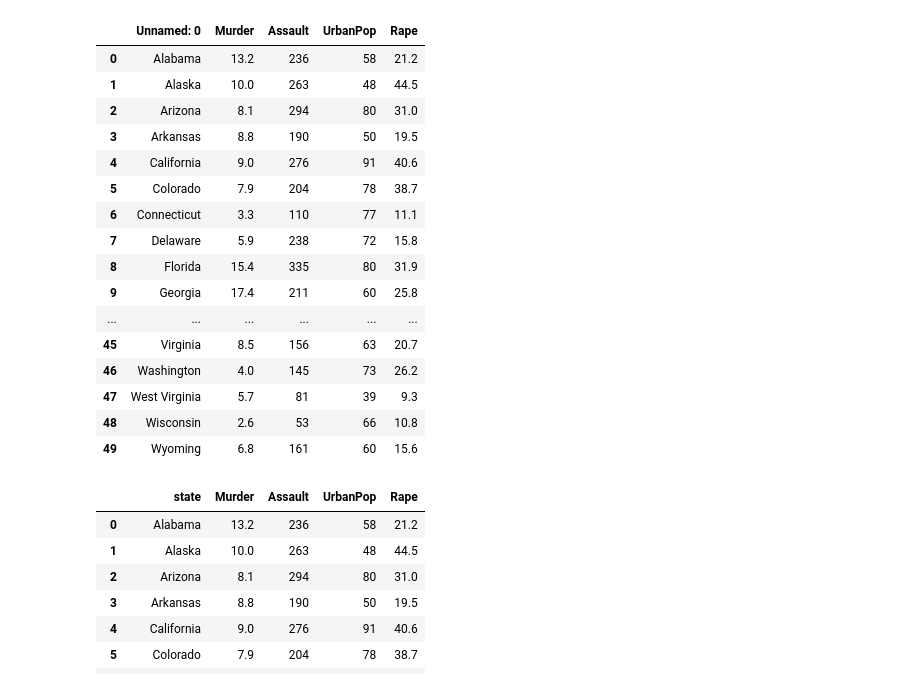
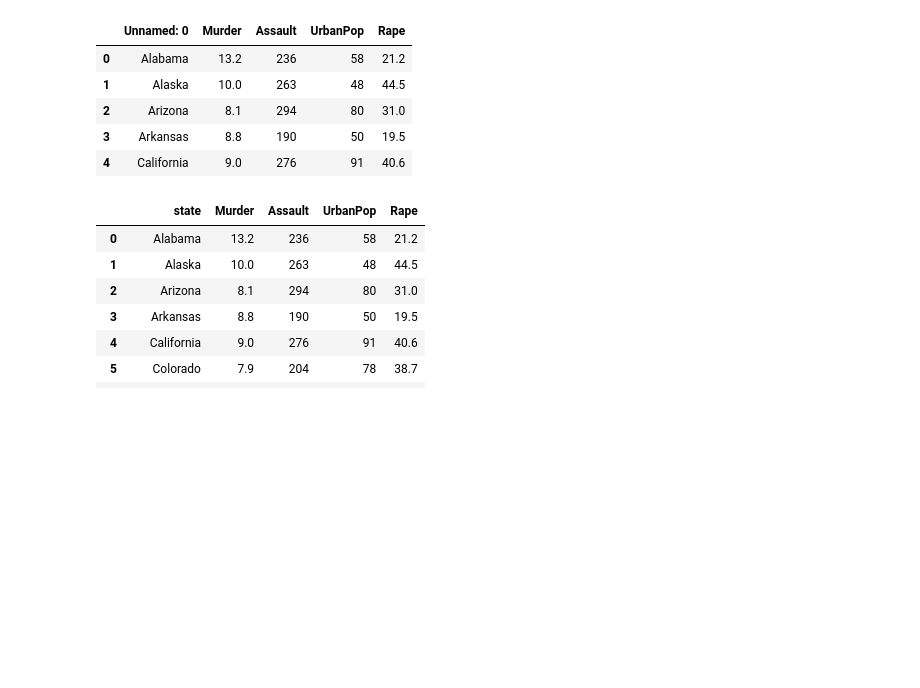
Before and after one commit to rohit98ckd/DS_Pythoncode, a Jupyter notebook: Crime.ipynb, the cells around one changed output. Cells and saved outputs as stored; diff of their text form; code cells hidden in the pictures; blank space fills up the shorter version.

```diff
--- a/Crime.ipynb
+++ b/Crime.ipynb
@@ -16,24 +8,13 @@ Rape - Rape rate in different places of United States
 # %%
 data=pd.read_csv('crime_data.csv')
-data
+data.head()
 # %% [output]
 |  | Unnamed: 0 | Murder | Assault | UrbanPop | Rape |
 | 0 | Alabama | 13.2 | 236 | 58 | 21.2 |
 | 1 | Alaska | 10.0 | 263 | 48 | 44.5 |
 | 2 | Arizona | 8.1 | 294 | 80 | 31.0 |
 | 3 | Arkansas | 8.8 | 190 | 50 | 19.5 |
 | 4 | California | 9.0 | 276 | 91 | 40.6 |
-| 5 | Colorado | 7.9 | 204 | 78 | 38.7 |
-| 6 | Connecticut | 3.3 | 110 | 77 | 11.1 |
-| 7 | Delaware | 5.9 | 238 | 72 | 15.8 |
-| 8 | Florida | 15.4 | 335 | 80 | 31.9 |
-| 9 | Georgia | 17.4 | 211 | 60 | 25.8 |
-| ... | ... | ... | ... | ... | ... |
-| 45 | Virginia | 8.5 | 156 | 63 | 20.7 |
-| 46 | Washington | 4.0 | 145 | 73 | 26.2 |
-| 47 | West Virginia | 5.7 | 81 | 39 | 9.3 |
-| 48 | Wisconsin | 2.6 | 53 | 66 | 10.8 |
-| 49 | Wyoming | 6.8 | 161 | 60 | 15.6 |
 # %%
 data.rename(columns={'Unnamed: 0':'state'},inplace=True)
 data
```
Also changed, not shown: parts of 25 cells of this notebook.
